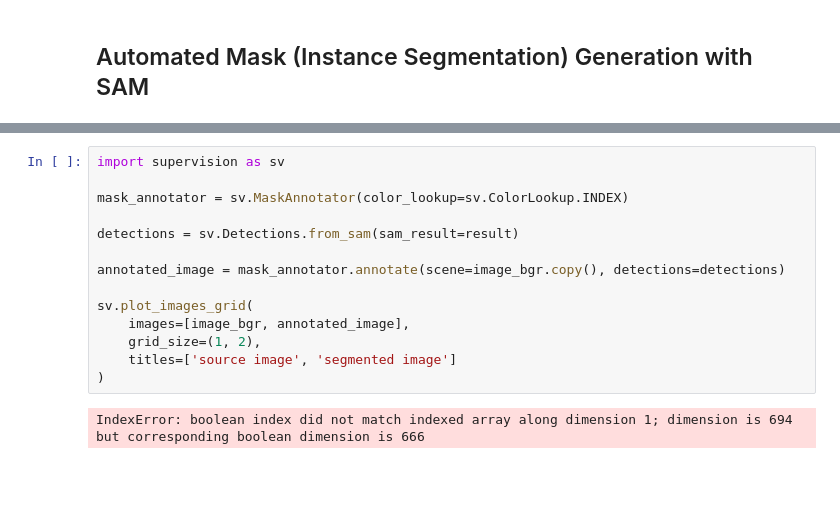
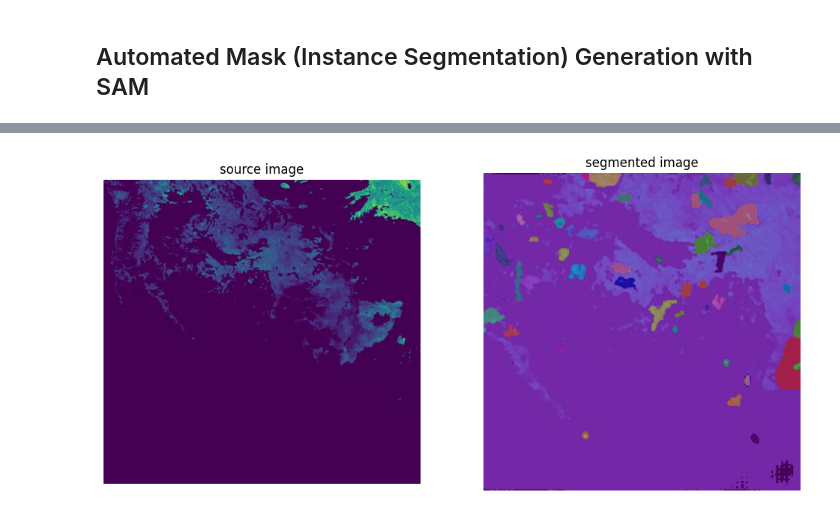
Before and after one commit to geo-smart/swe_forecasting_prod, a Jupyter notebook: notebooks/segment_anything.ipynb, the cells around one changed output, grey strips where cells are left out. Cells and saved outputs as stored; diff of their text form; blank space fills up the shorter version.

```diff
--- a/notebooks/segment_anything.ipynb
+++ b/notebooks/segment_anything.ipynb
@@ -130,16 +158,3 @@ result = mask_generator.generate(image_rgb)
 # %%
-import supervision as sv
-
-mask_annotator = sv.MaskAnnotator(color_lookup=sv.ColorLookup.INDEX)
-
-detections = sv.Detections.from_sam(sam_result=result)
-
-annotated_image = mask_annotator.annotate(scene=image_bgr.copy(), detections=detections)
-
-sv.plot_images_grid(
-    images=[image_bgr, annotated_image],
-    grid_size=(1, 2),
-    titles=['source image', 'segmented image']
-)
 # %% [output]
-IndexError: boolean index did not match indexed array along dimension 1; dimension is 694 but corresponding boolean dimension is 666
+[figure, added]
```
Also changed, not shown: parts of 3 cells of this notebook, 1 other file.
